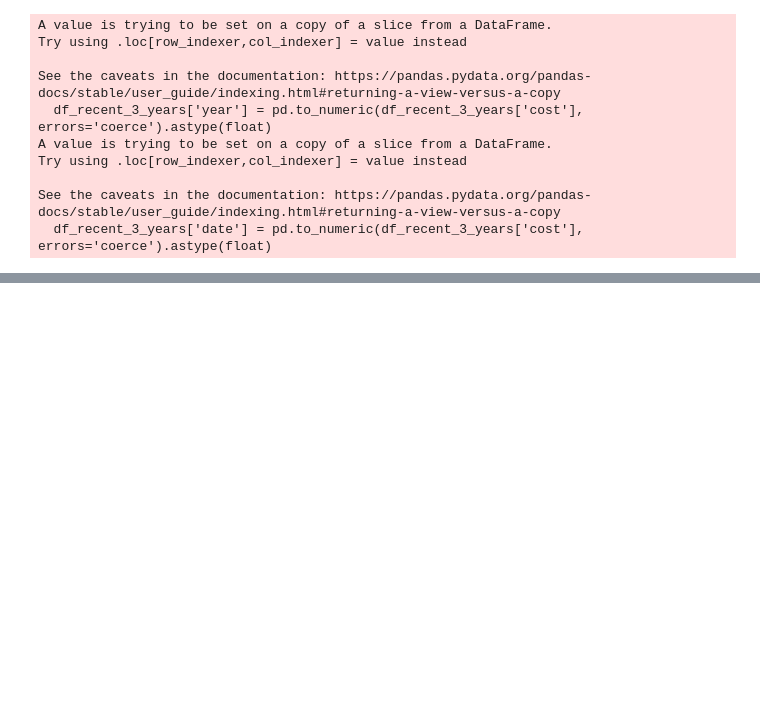
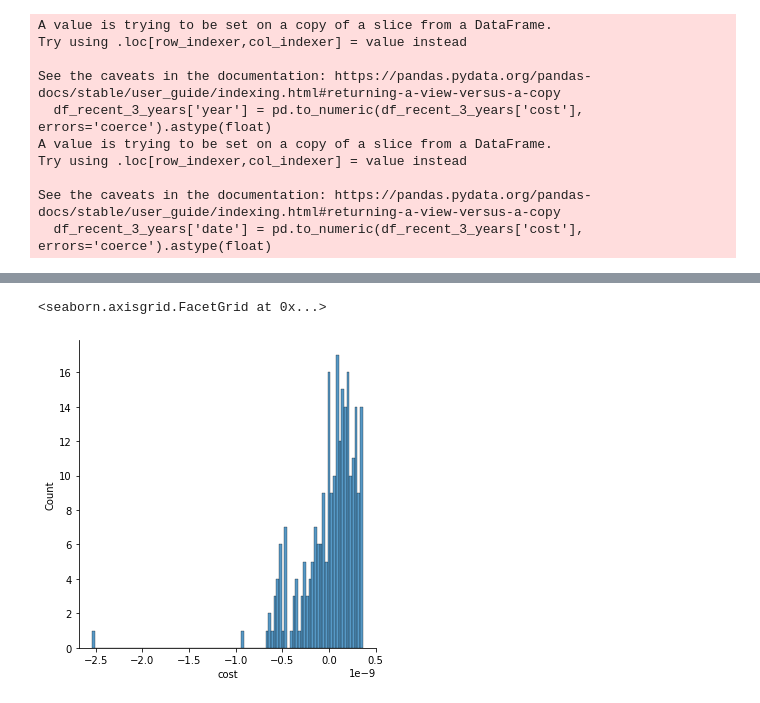
Before and after one commit to holman-data-science/data-science-interview-eval, a Jupyter notebook: Sample_Analysis.ipynb, the cells around one changed output, grey strips where cells are left out. Cells and saved outputs as stored; diff of their text form; code cells hidden in the pictures; blank space fills up the shorter version.

```diff
--- a/Sample_Analysis.ipynb
+++ b/Sample_Analysis.ipynb
@@ -232,0 +241,6 @@ See the caveats in the documentation: https://pandas.pydata.org/pandas-docs/stab
+# %%
+sns.displot((y_test-predicted_prices), bins=100)
+#We see that the model is not exactly bell-shaped and not perfectly normalized. Our model predicts the expected price decently.
+# %% [output]
+<seaborn.axisgrid.FacetGrid at 0x...>
+[figure, added]
```
Also changed, not shown: parts of 1 cell of this notebook.
